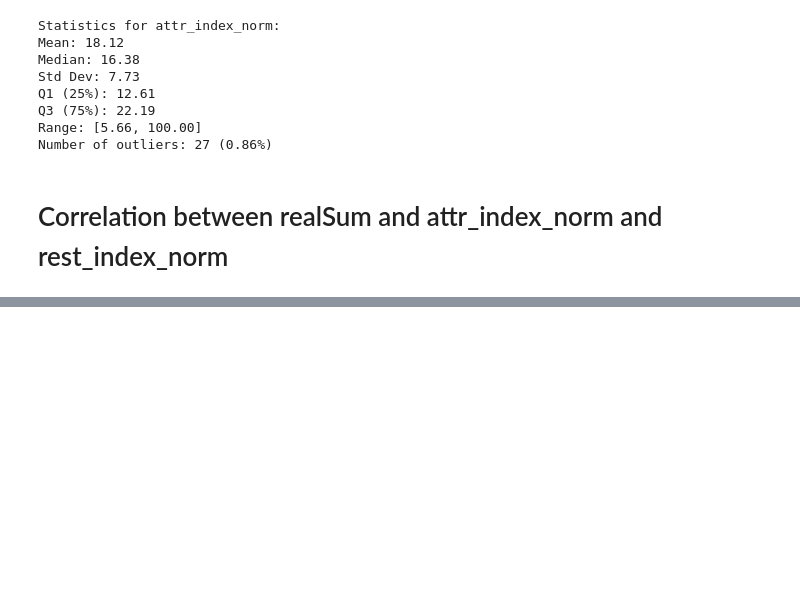
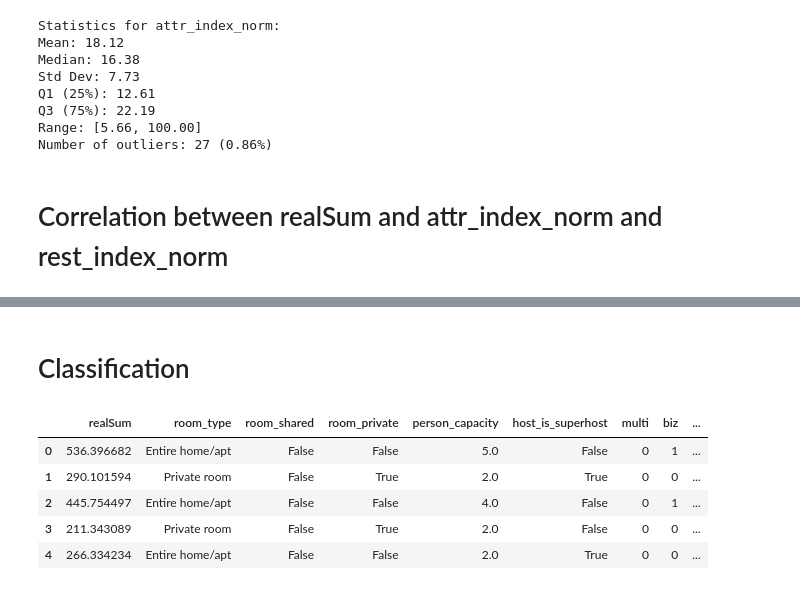
Before and after one commit to WaShindeiru/data_mining, a Jupyter notebook: mining.ipynb, the cells around one changed output, grey strips where cells are left out. Drawn from its saved outputs; the diff is of its cells as text; code cells hidden in the pictures; blank space fills up the shorter version.

Commit message:
add classification?

```diff
--- a/mining.ipynb
+++ b/mining.ipynb
@@ -517,0 +485,19 @@ KEY FINDINGS:
+# %% [markdown]
+# Classification
+# %%
+weekends_with_flag = paris_weekends.copy()
+weekdays_with_flag = paris_weekdays.copy()
+
+weekends_with_flag['is_weekend'] = True
+weekdays_with_flag['is_weekend'] = False
+
+paris_all = pd.concat([weekends_with_flag, weekdays_with_flag], ignore_index=True)
+# %%
+paris_all.head()
+# %% [output]
+|  | realSum | room_type | room_shared | room_private | person_capacity | host_is_superhost | multi | biz | ... |
+| 0 | 536.396682 | Entire home/apt | False | False | 5.0 | False | 0 | 1 | ... |
+| 1 | 290.101594 | Private room | False | True | 2.0 | True | 0 | 0 | ... |
+| 2 | 445.754497 | Entire home/apt | False | False | 4.0 | False | 0 | 1 | ... |
+| 3 | 211.343089 | Private room | False | True | 2.0 | False | 0 | 0 | ... |
+| 4 | 266.334234 | Entire home/apt | False | False | 2.0 | True | 0 | 0 | ... |
```
Also changed, not shown: parts of 4 cells of this notebook.
